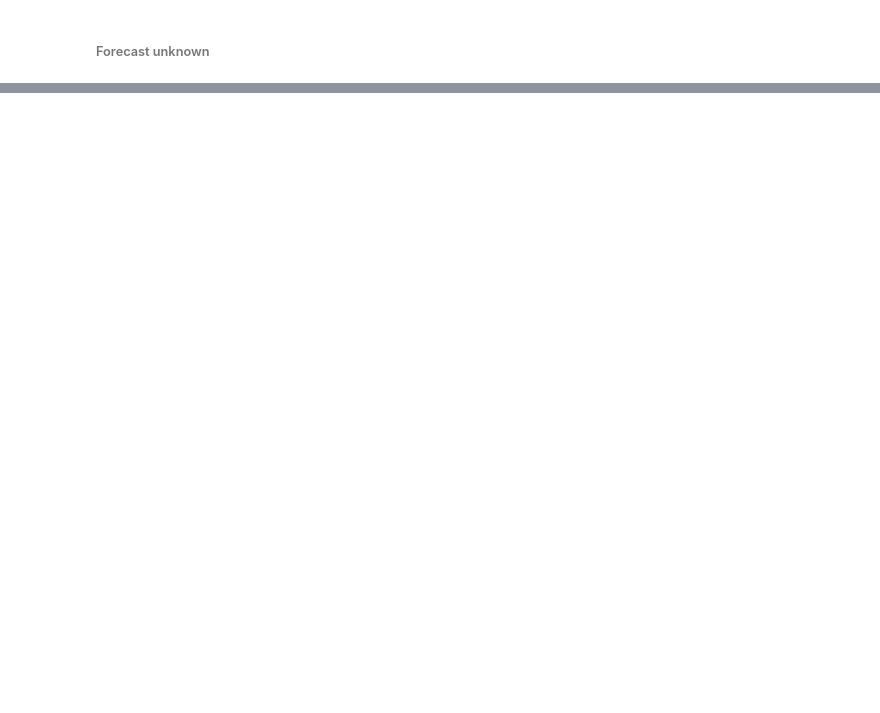
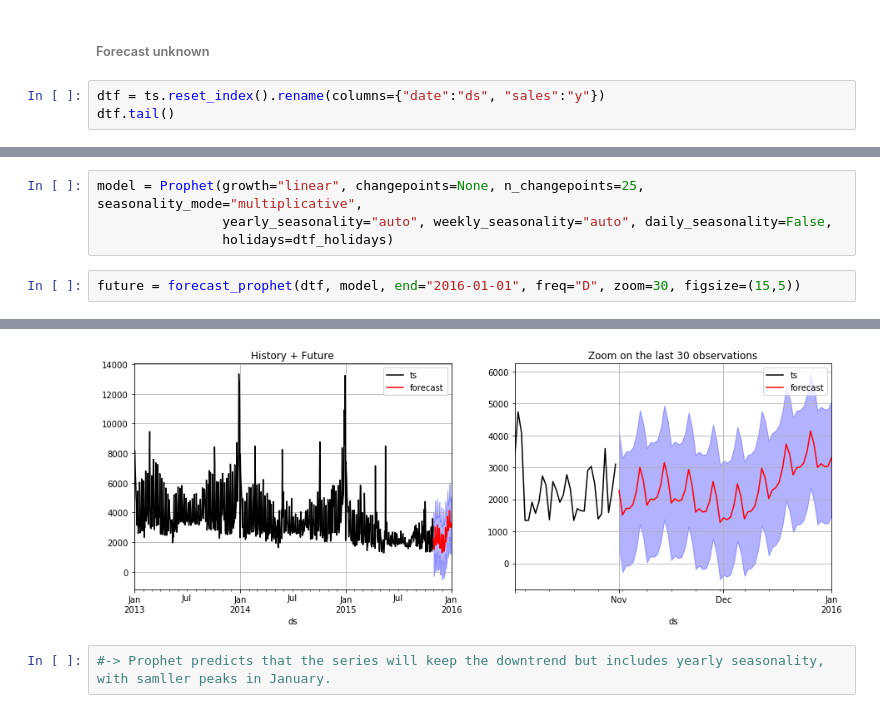
Before and after one commit to mdipietro09/DataScience_ArtificialIntelligence_Utils, a Jupyter notebook: time_series/forecast_example.ipynb, the cells around one changed output, grey strips where cells are left out. Drawn from its saved outputs; the diff is of its cells as text; blank space fills up the shorter version.

```diff
--- a/time_series/forecast_example.ipynb
+++ b/time_series/forecast_example.ipynb
@@ -283,2 +295,5 @@ NameError: name 'utils_split_train_test' is not defined
 # %% [markdown]
 ###### Forecast unknown
+# %%
+dtf = ts.reset_index().rename(columns={"date":"ds", "sales":"y"})
+dtf.tail()
@@ -284,0 +307,7 @@ NameError: name 'utils_split_train_test' is not defined
+# %%
+model = Prophet(growth="linear", changepoints=None, n_changepoints=25, seasonality_mode="multiplicative",
+                yearly_seasonality="auto", weekly_seasonality="auto", daily_seasonality=False,
+                holidays=dtf_holidays)
+# %%
+future = forecast_prophet(dtf, model, end="2016-01-01", freq="D", zoom=30, figsize=(15,5))
+# %% [output]
@@ -284,0 +315,3 @@ NameError: name 'utils_split_train_test' is not defined
+[figure, added]
+# %%
+#-> Prophet predicts that the series will keep the downtrend but includes yearly seasonality, with samller peaks in January.
```
Also changed, not shown: parts of 14 cells of this notebook, 1 other file.
